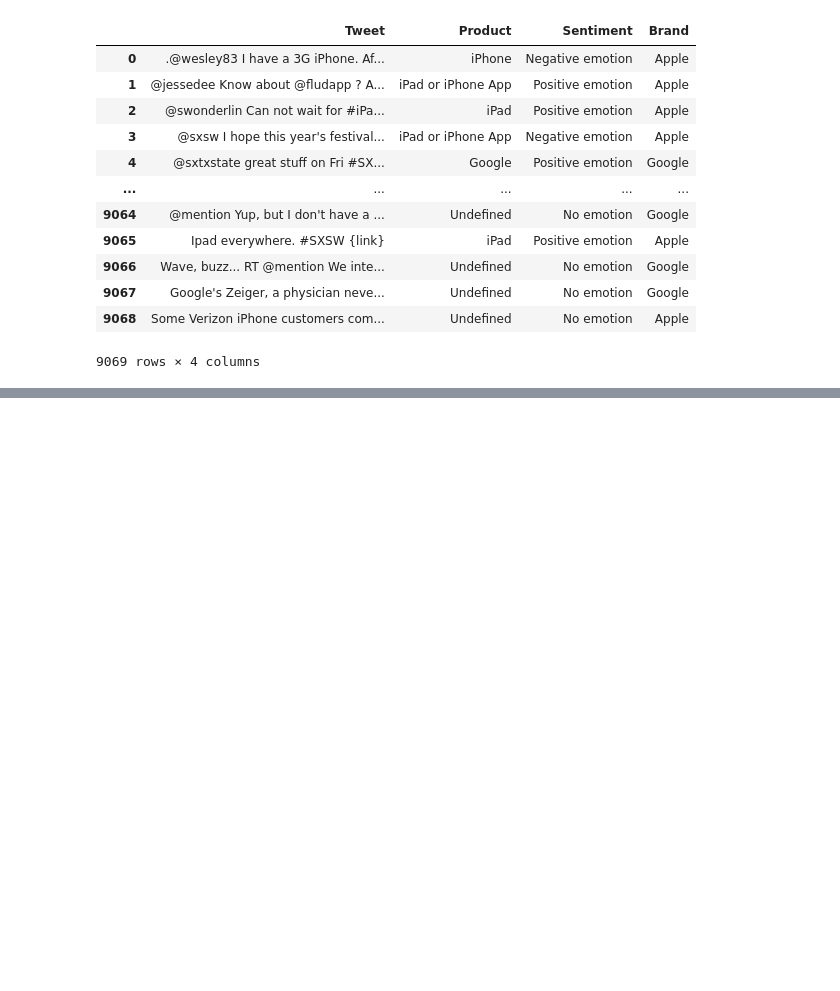
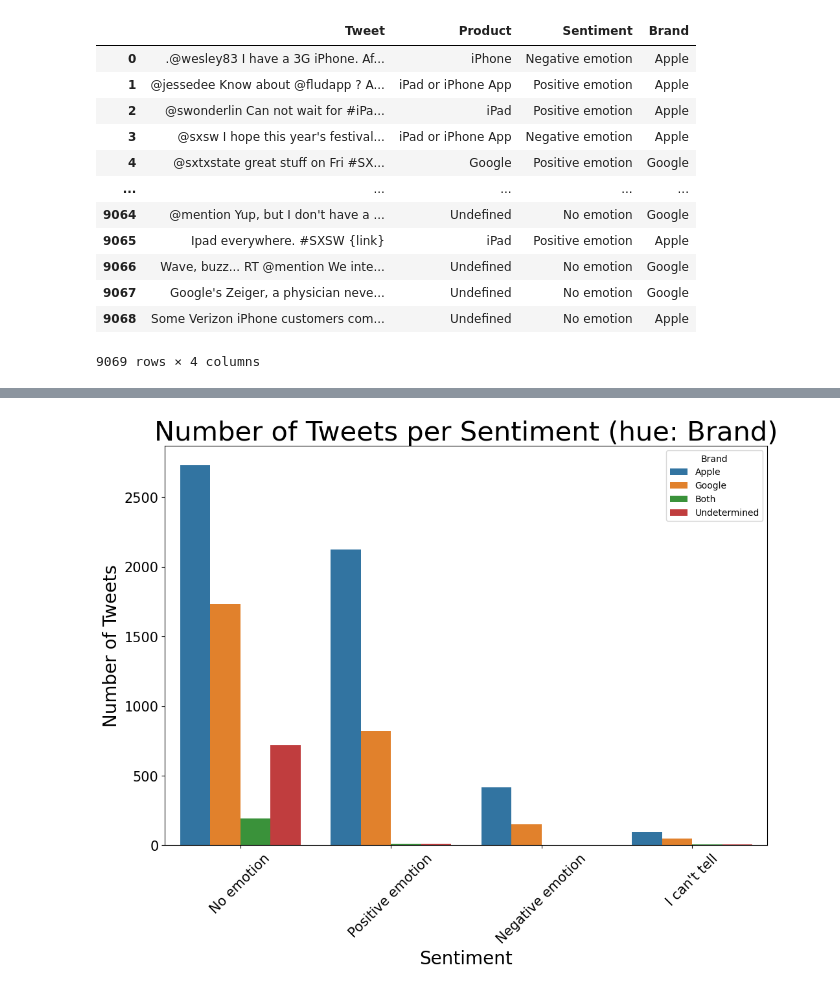
Before and after one commit to ericrono/Brands-and-Product-Emotions, a Jupyter notebook: Notebbok.ipynb, the cells around one changed output, grey strips where cells are left out. Cells and saved outputs as stored; diff of their text form; code cells hidden in the pictures; blank space fills up the shorter version.

```diff
--- a/Notebbok.ipynb
+++ b/Notebbok.ipynb
@@ -423,0 +453,5 @@ def countplot(df, col, hue=None, rotation=None):
+# %%
+# countplot for Brand make of sentiment
+countplot(df, col='Sentiment', hue='Brand', rotation=45)
+# %% [output]
+[figure, added]
```
Also changed, not shown: parts of 24 cells of this notebook.
